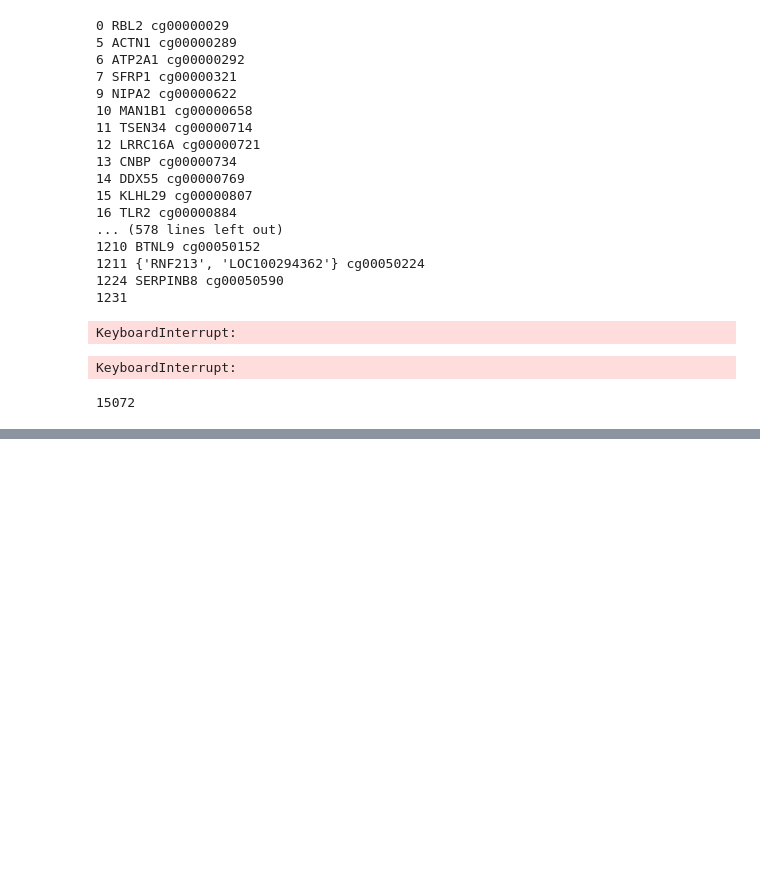
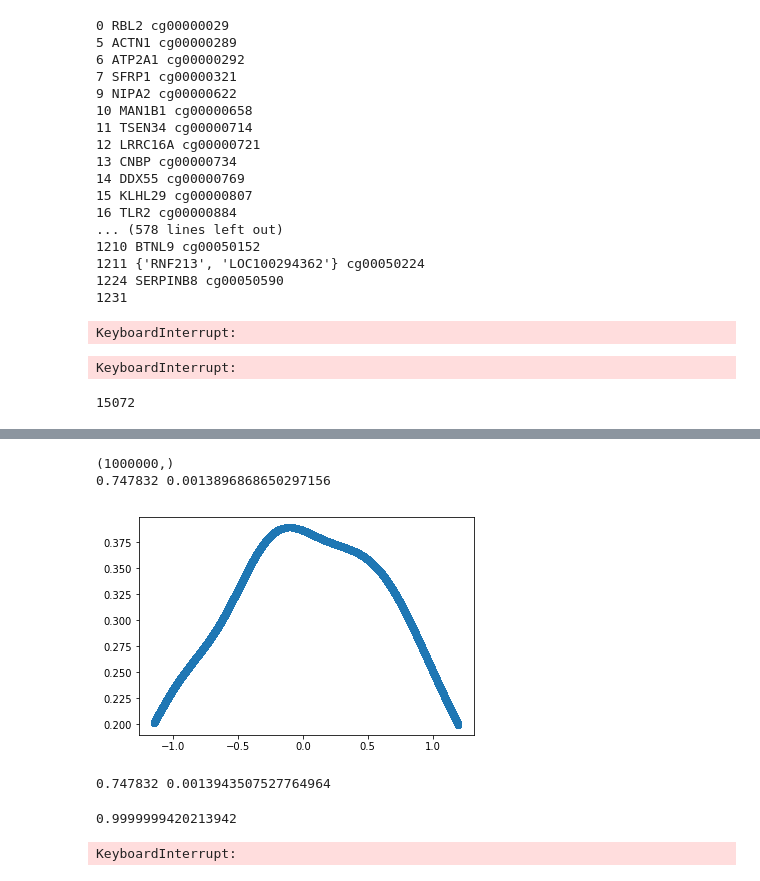
Before and after one commit to mike-live/parenclitic, a Jupyter notebook: src/parenclitic_down.ipynb, the cells around one changed output, grey strips where cells are left out. Saved outputs shown, nothing was run; the diff lists cells and outputs as text; code cells hidden in the pictures; blank space fills up the shorter version.

```diff
--- a/src/parenclitic_down.ipynb
+++ b/src/parenclitic_down.ipynb
@@ -263,0 +821,35 @@ cpgs_ids = np.array([y for x in cpgs_names for y in np.flatnonzero(all_features_
+# %%
+data = np.random.normal(size = 1000)
+kde = stats.gaussian_kde(data)
+# %%
+num_points = 1000000
+points = kde.resample(num_points)
+pr = np.array(kde(points))
+pr.sort()
+thr_p = 0.2
+print(pr.shape)
+p = 0.2
+pos = np.searchsorted(pr, p)
+w = float(num_points - pos) / num_points
+print(w, abs(w - wl))
+# %% [output]
+(1000000,)
+0.747832 0.0013896868650297156
+# %%
+x = np.linspace(-1.15, 1.2, 10000000)
+plt.plot(x, kde(x), 'o')
+wl = ((x[1] - x[0]) * kde(x)).sum()
+# %% [output]
+[figure, added]
+# %%
+print(w, abs(w - wl))
+# %% [output]
+0.747832 0.0013943507527764964
+# %%
+((x[1] - x[0]) * kde(x)).sum()
+# %% [output]
+0.9999999420213942
+# %%
+while True:
+# %% [output]
+KeyboardInterrupt:
```
Also changed, not shown: parts of 72 cells of this notebook, 6 other files.
